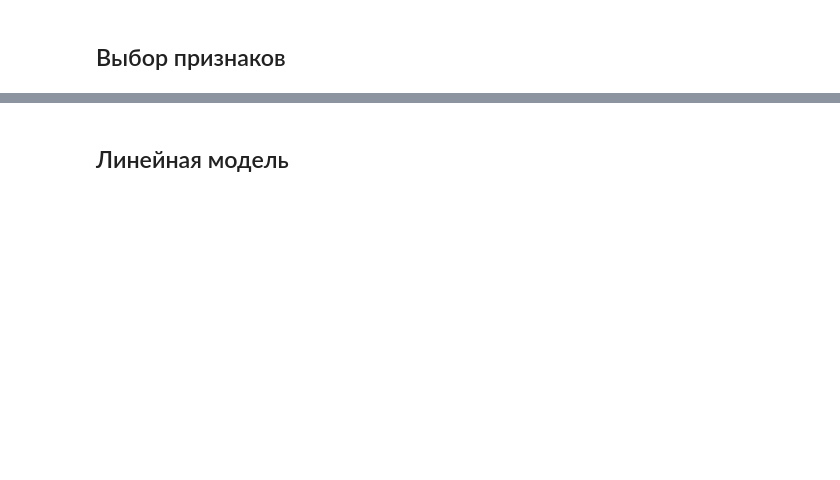
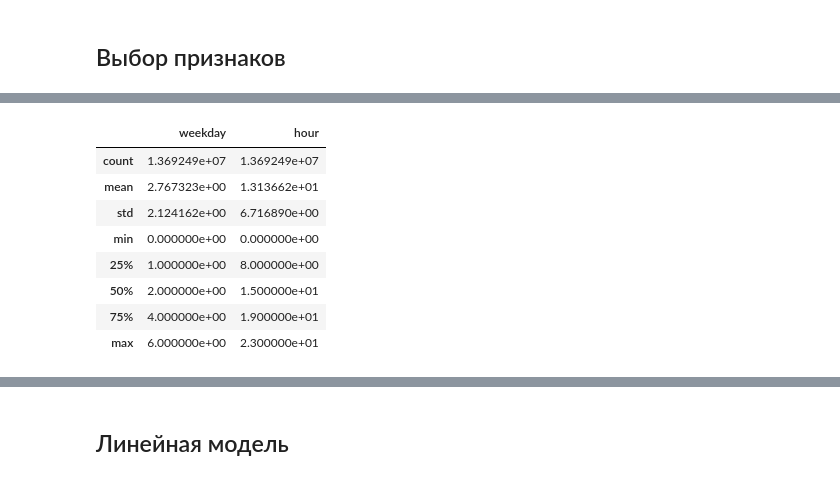
Before and after one commit to SheinaEkaterina/Recsys-course-homework_2022, a Jupyter notebook: task_1_recsys/HW1.ipynb, the cells around one changed output, grey strips where cells are left out. Saved outputs shown, nothing was run; the diff lists cells and outputs as text; code cells hidden in the pictures; blank space fills up the shorter version.

```diff
--- a/task_1_recsys/HW1.ipynb
+++ b/task_1_recsys/HW1.ipynb
@@ -152,0 +147,15 @@ df_test_p.head()
+# %%
+date_time_train = process_date_time(df)
+date_time_test = process_date_time(df_test)
+
+date_time_train.describe()
+# %% [output]
+|  | weekday | hour |
+| count | 1.369249e+07 | 1.369249e+07 |
+| mean | 2.767323e+00 | 1.313662e+01 |
+| std | 2.124162e+00 | 6.716890e+00 |
+| min | 0.000000e+00 | 0.000000e+00 |
+| 25% | 1.000000e+00 | 8.000000e+00 |
+| 50% | 2.000000e+00 | 1.500000e+01 |
+| 75% | 4.000000e+00 | 1.900000e+01 |
+| max | 6.000000e+00 | 2.300000e+01 |
```
Also changed, not shown: parts of 47 cells of this notebook.
